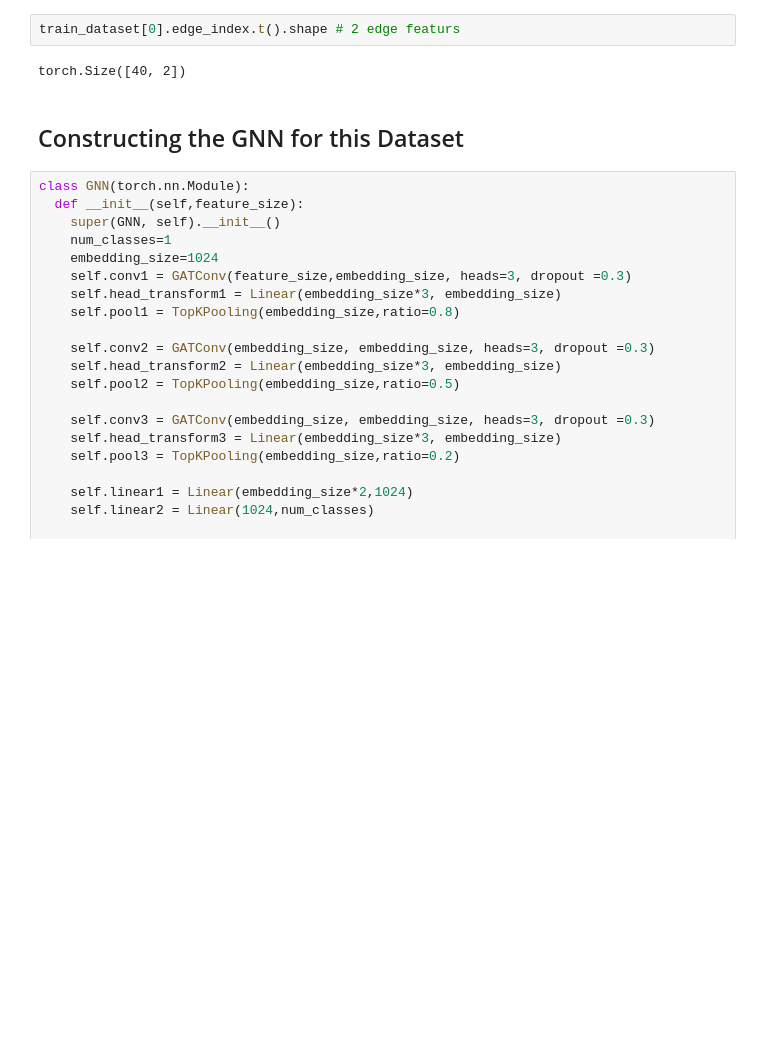
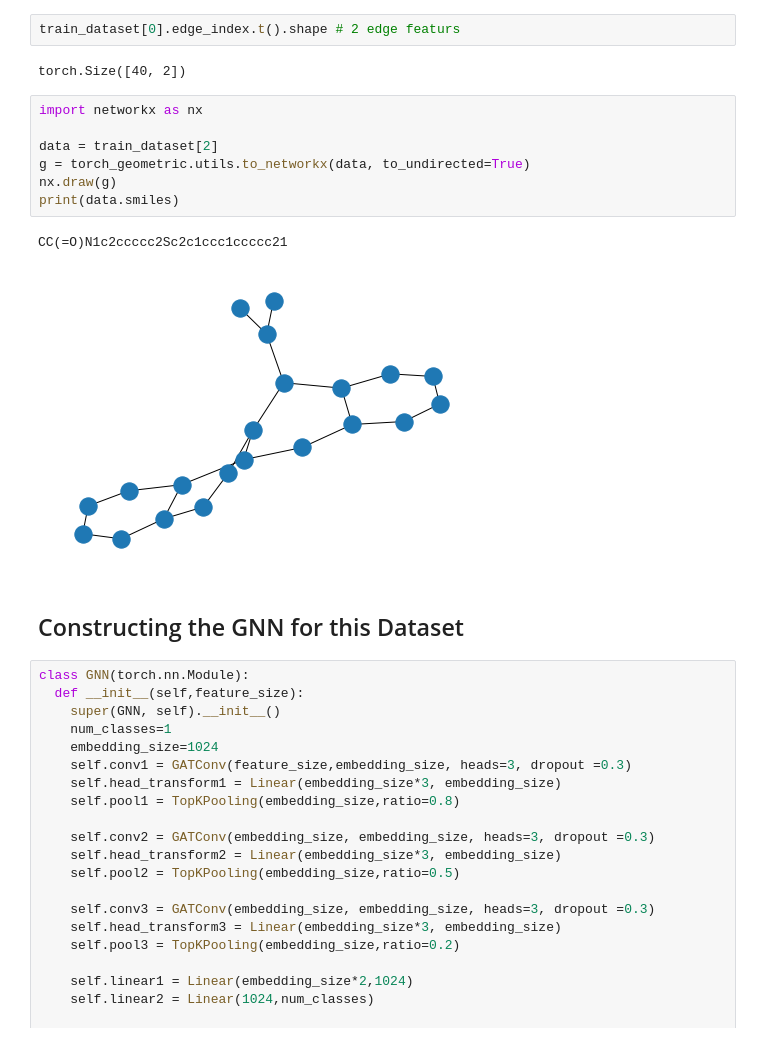
Before and after one commit to tejaspradhan/Graph-Neural-Networks, a Jupyter notebook: hiv-project/gnn_hiv_dataset.ipynb, the cells around one changed output. Drawn from its saved outputs; the diff is of its cells as text; blank space fills up the shorter version.

```diff
--- a/hiv-project/gnn_hiv_dataset.ipynb
+++ b/hiv-project/gnn_hiv_dataset.ipynb
@@ -379,6 +384,16 @@ torch.Size([1])
 train_dataset[0].edge_index.t().shape # 2 edge featurs
 # %% [output]
 torch.Size([40, 2])
+# %%
+import networkx as nx
+
+data = train_dataset[2]
+g = torch_geometric.utils.to_networkx(data, to_undirected=True)
+nx.draw(g)
+print(data.smiles)
+# %% [output]
+CC(=O)N1c2ccccc2Sc2c1ccc1ccccc21
+[figure, added]
 # %% [markdown]
 ## Constructing the GNN for this Dataset
 # %%
```
Also changed, not shown: parts of 1 cell of this notebook.
